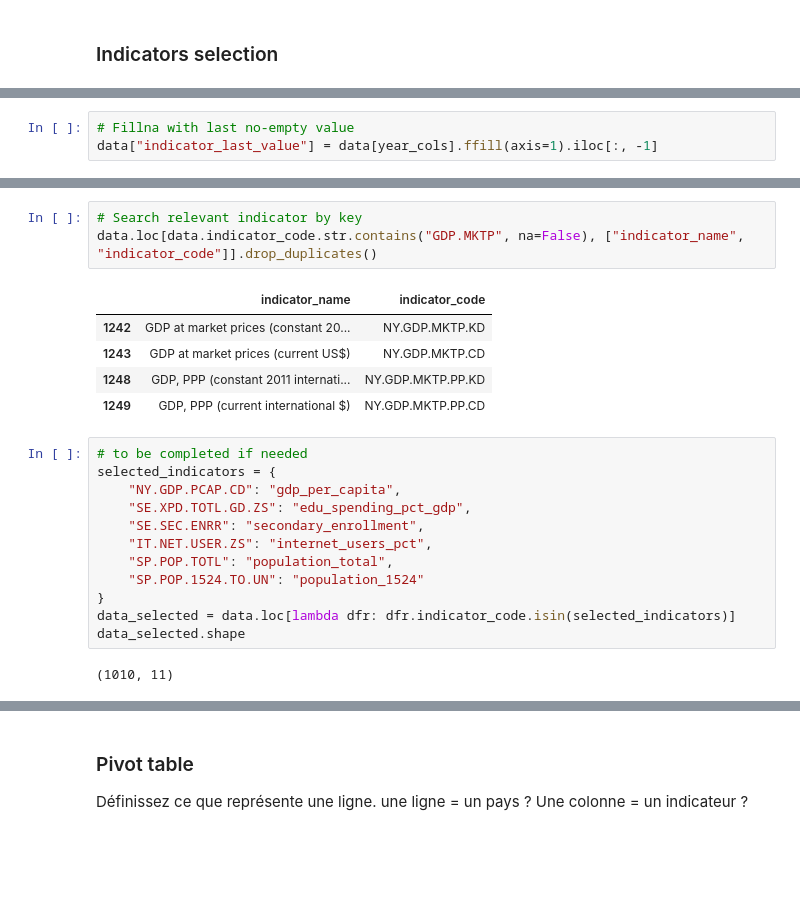
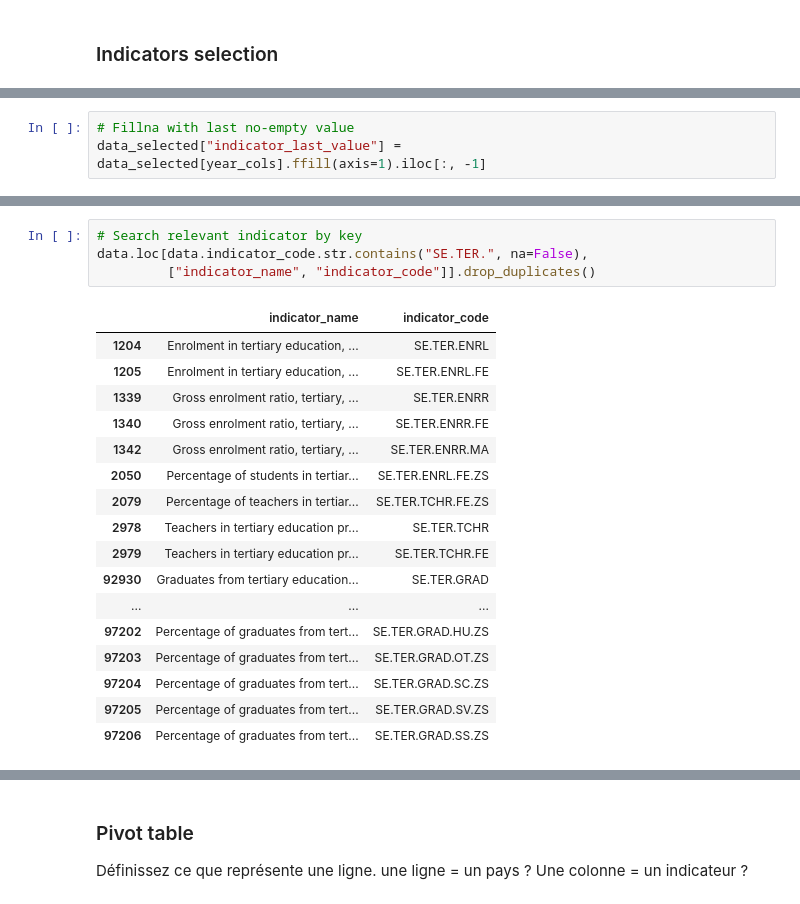
Before and after one commit to MouslyDiaw/handson-machine-learning, a Jupyter notebook: tp1_education_analysis/notebooks/country_attractiveness_score.ipynb, the cells around one changed output, grey strips where cells are left out. Drawn from its saved outputs; the diff is of its cells as text; blank space fills up the shorter version.

```diff
--- a/tp1_education_analysis/notebooks/country_attractiveness_score.ipynb
+++ b/tp1_education_analysis/notebooks/country_attractiveness_score.ipynb
@@ -191,3 +222,3 @@ data.describe(include="all")
 # %%
 # Fillna with last no-empty value
-data["indicator_last_value"] = data[year_cols].ffill(axis=1).iloc[:, -1]
+data_selected["indicator_last_value"] = data_selected[year_cols].ffill(axis=1).iloc[:, -1]
@@ -194,23 +239,22 @@ data["indicator_last_value"] = data[year_cols].ffill(axis=1).iloc[:, -1]
 # %%
 # Search relevant indicator by key
-data.loc[data.indicator_code.str.contains("GDP.MKTP", na=False), ["indicator_name", "indicator_code"]].drop_duplicates()
+data.loc[data.indicator_code.str.contains("SE.TER.", na=False),
+         ["indicator_name", "indicator_code"]].drop_duplicates()
 # %% [output]
 |  | indicator_name | indicator_code |
-| 1242 | GDP at market prices (constant 20... | NY.GDP.MKTP.KD |
-| 1243 | GDP at market prices (current US$) | NY.GDP.MKTP.CD |
-| 1248 | GDP, PPP (constant 2011 internati... | NY.GDP.MKTP.PP.KD |
-| 1249 | GDP, PPP (current international $) | NY.GDP.MKTP.PP.CD |
+| 1204 | Enrolment in tertiary education, ... | SE.TER.ENRL |
+| 1205 | Enrolment in tertiary education, ... | SE.TER.ENRL.FE |
+| 1339 | Gross enrolment ratio, tertiary, ... | SE.TER.ENRR |
+| 1340 | Gross enrolment ratio, tertiary, ... | SE.TER.ENRR.FE |
+| 1342 | Gross enrolment ratio, tertiary, ... | SE.TER.ENRR.MA |
+| 2050 | Percentage of students in tertiar... | SE.TER.ENRL.FE.ZS |
+| 2079 | Percentage of teachers in tertiar... | SE.TER.TCHR.FE.ZS |
+| 2978 | Teachers in tertiary education pr... | SE.TER.TCHR |
+| 2979 | Teachers in tertiary education pr... | SE.TER.TCHR.FE |
+| 92930 | Graduates from tertiary education... | SE.TER.GRAD |
+| ... | ... | ... |
+| 97202 | Percentage of graduates from tert... | SE.TER.GRAD.HU.ZS |
+| 97203 | Percentage of graduates from tert... | SE.TER.GRAD.OT.ZS |
+| 97204 | Percentage of graduates from tert... | SE.TER.GRAD.SC.ZS |
+| 97205 | Percentage of graduates from tert... | SE.TER.GRAD.SV.ZS |
+| 97206 | Percentage of graduates from tert... | SE.TER.GRAD.SS.ZS |
-# %%
-# to be completed if needed
-selected_indicators = {
-    "NY.GDP.PCAP.CD": "gdp_per_capita",
-    "SE.XPD.TOTL.GD.ZS": "edu_spending_pct_gdp",
-    "SE.SEC.ENRR": "secondary_enrollment",
-    "IT.NET.USER.ZS": "internet_users_pct",
-    "SP.POP.TOTL": "population_total",
-    "SP.POP.1524.TO.UN": "population_1524"
-}
-data_selected = data.loc[lambda dfr: dfr.indicator_code.isin(selected_indicators)]
-data_selected.shape
-# %% [output]
-(1010, 11)
```
Also changed, not shown: parts of 37 cells of this notebook.
